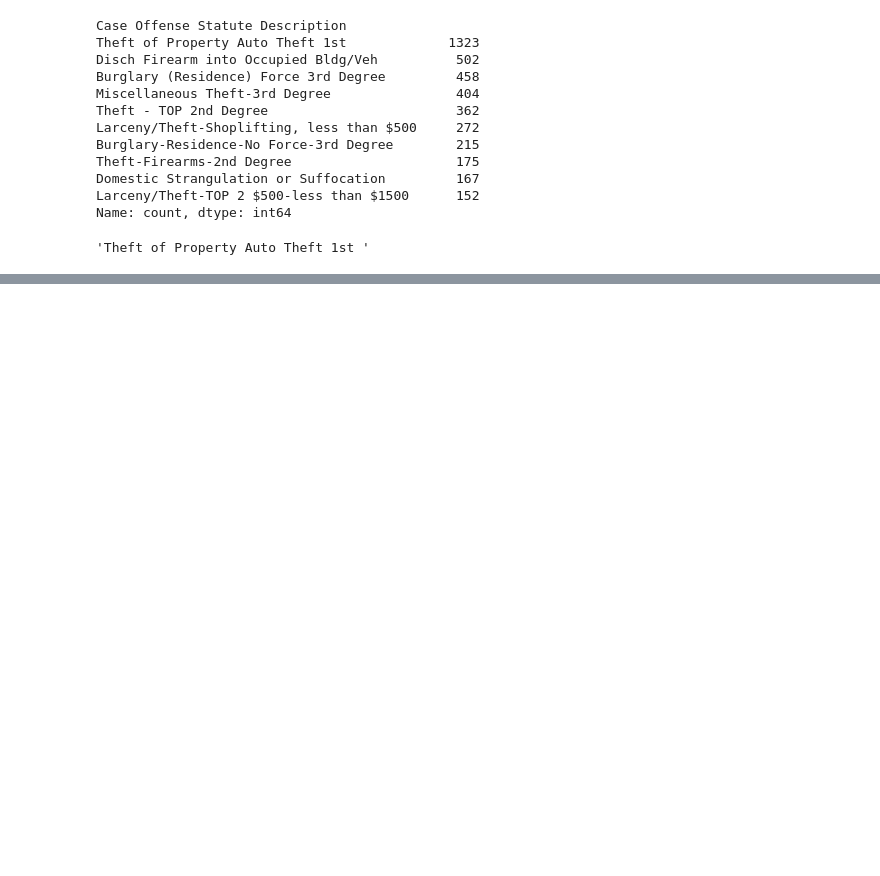
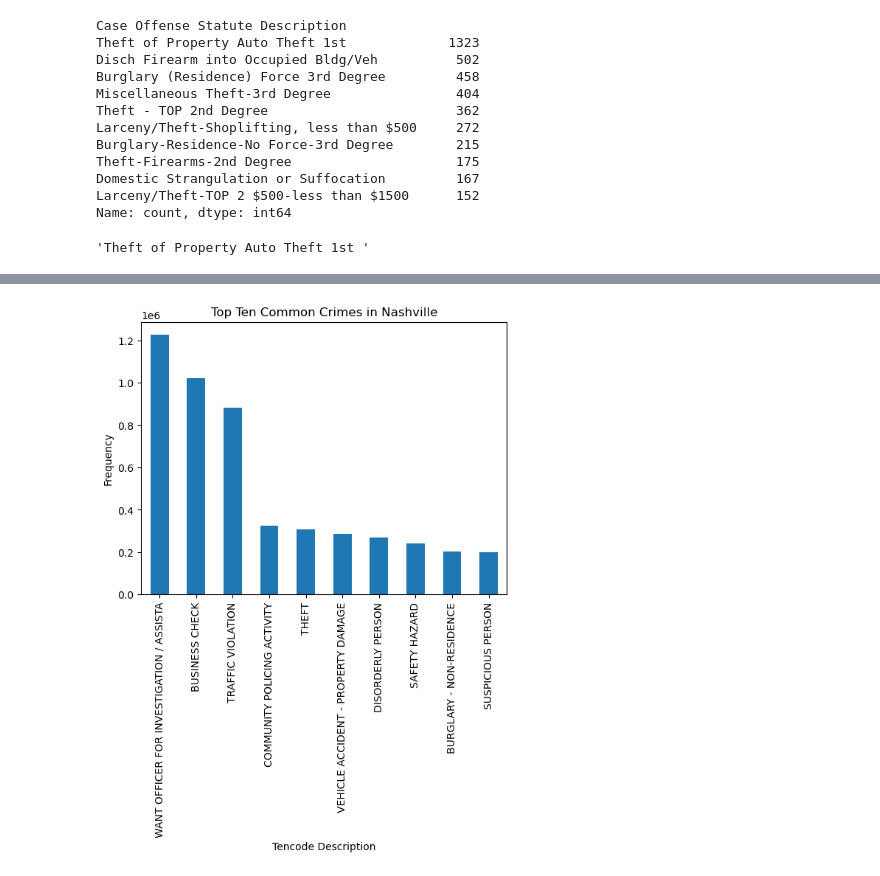
Before and after one commit to Uhuegbu23/crime_unemployment_data, a Jupyter notebook: data/crime.ipynb, the cells around one changed output, grey strips where cells are left out. Cells and saved outputs as stored; diff of their text form; code cells hidden in the pictures; blank space fills up the shorter version.

```diff
--- a/data/crime.ipynb
+++ b/data/crime.ipynb
@@ -205,0 +295,9 @@ most_common_crime_Birmingham
+# %%
+top_ten_common_crime_nashville = nash_crime_df['Tencode Description'].value_counts()
+top_ten_common_crime_nashville.head(10).plot(kind='bar')
+plt.title('Top Ten Common Crimes in Nashville')
+plt.xlabel('Tencode Description')
+plt.ylabel('Frequency')
+plt.show()
+# %% [output]
+[figure, added]
```
Also changed, not shown: parts of 24 cells of this notebook.
